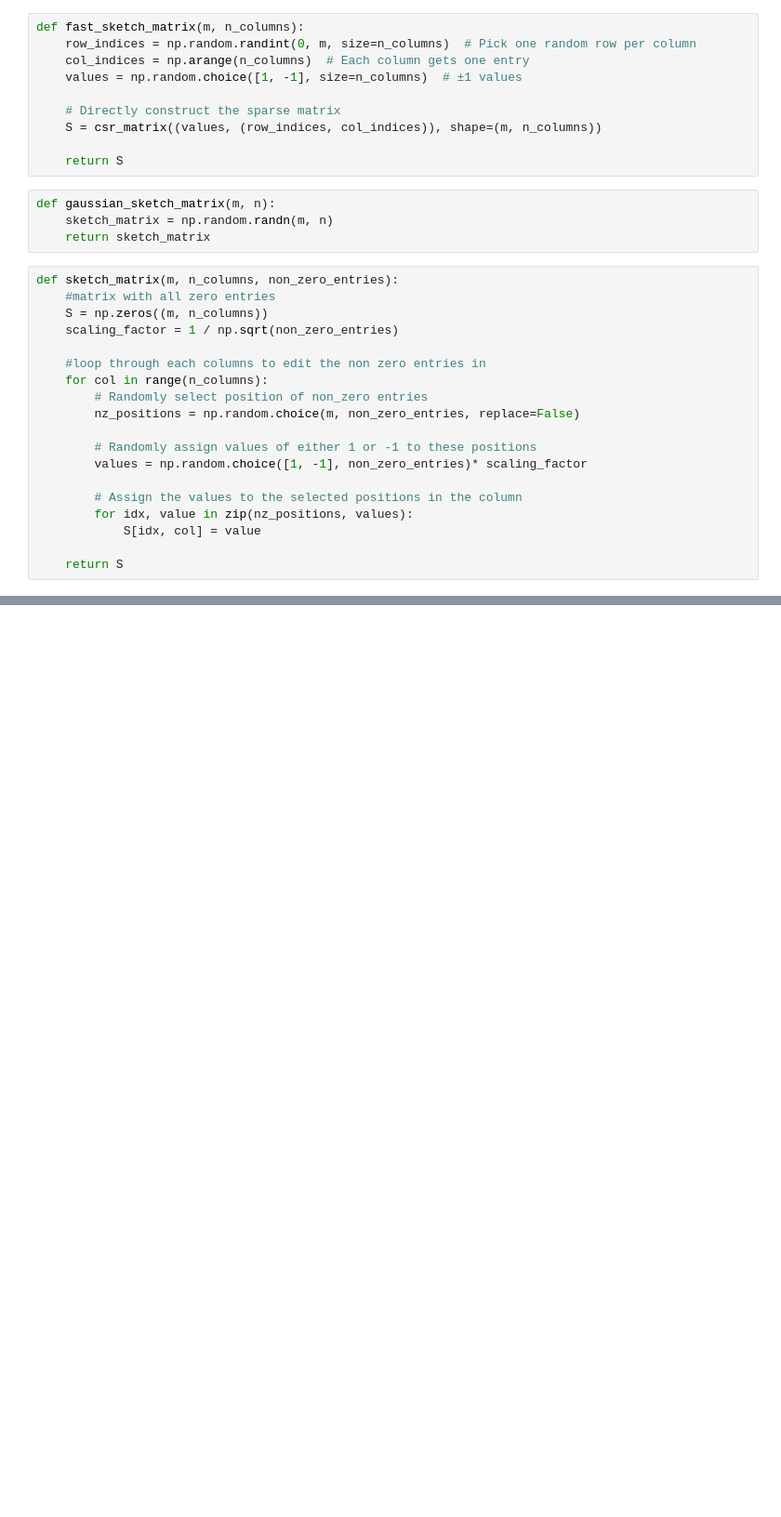
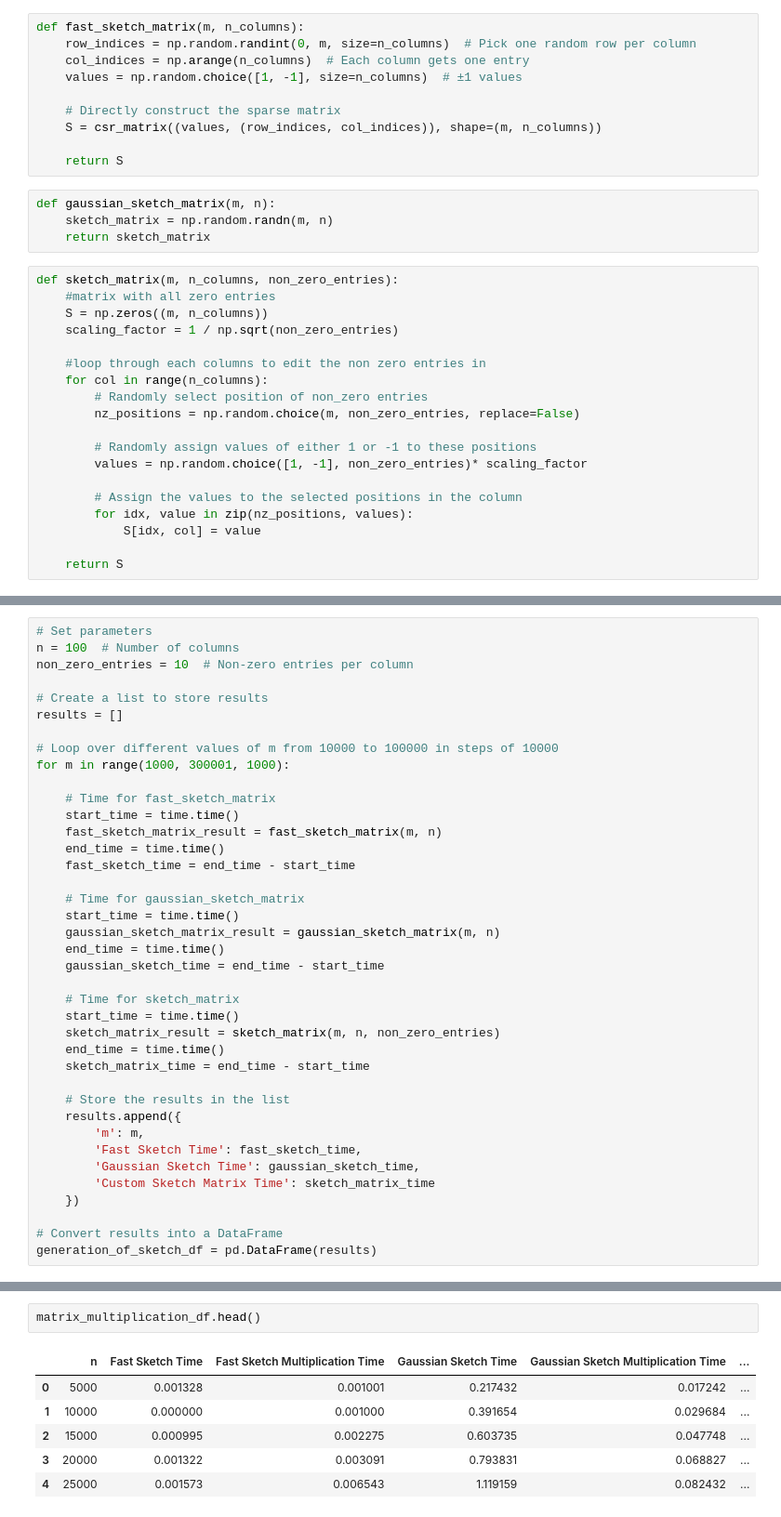
Before and after one commit to LakBoonJun1/DSA4288, a Jupyter notebook: Notebook/Guassian vs sparse.ipynb, the cells around one changed output, grey strips where cells are left out. Shown at 93% size. Cells and saved outputs as stored; diff of their text form; blank space fills up the shorter version.

```diff
--- a/Notebook/Guassian vs sparse.ipynb
+++ b/Notebook/Guassian vs sparse.ipynb
@@ -51,0 +55,39 @@ def sketch_matrix(m, n_columns, non_zero_entries):
+# %%
+# Set parameters
+n = 100  # Number of columns
+non_zero_entries = 10  # Non-zero entries per column
+
+# Create a list to store results
+results = []
+
+# Loop over different values of m from 10000 to 100000 in steps of 10000
+for m in range(1000, 300001, 1000):
+
+    # Time for fast_sketch_matrix
+    start_time = time.time()
+    fast_sketch_matrix_result = fast_sketch_matrix(m, n)
+    end_time = time.time()
+    fast_sketch_time = end_time - start_time
+
+    # Time for gaussian_sketch_matrix
+    start_time = time.time()
+    gaussian_sketch_matrix_result = gaussian_sketch_matrix(m, n)
+    end_time = time.time()
+    gaussian_sketch_time = end_time - start_time
+
+    # Time for sketch_matrix
+    start_time = time.time()
+    sketch_matrix_result = sketch_matrix(m, n, non_zero_entries)
+    end_time = time.time()
+    sketch_matrix_time = end_time - start_time
+
+    # Store the results in the list
+    results.append({
+        'm': m,
+        'Fast Sketch Time': fast_sketch_time,
+        'Gaussian Sketch Time': gaussian_sketch_time,
+        'Custom Sketch Matrix Time': sketch_matrix_time
+    })
+
+# Convert results into a DataFrame
+generation_of_sketch_df = pd.DataFrame(results)
@@ -51,0 +190,9 @@ def sketch_matrix(m, n_columns, non_zero_entries):
+# %%
+matrix_multiplication_df.head()
+# %% [output]
+|  | n | Fast Sketch Time | Fast Sketch Multiplication Time | Gaussian Sketch Time | Gaussian Sketch Multiplication Time | ... |
+| 0 | 5000 | 0.001328 | 0.001001 | 0.217432 | 0.017242 | ... |
+| 1 | 10000 | 0.000000 | 0.001000 | 0.391654 | 0.029684 | ... |
+| 2 | 15000 | 0.000995 | 0.002275 | 0.603735 | 0.047748 | ... |
+| 3 | 20000 | 0.001322 | 0.003091 | 0.793831 | 0.068827 | ... |
+| 4 | 25000 | 0.001573 | 0.006543 | 1.119159 | 0.082432 | ... |
```
Also changed, not shown: parts of 6 cells of this notebook.
